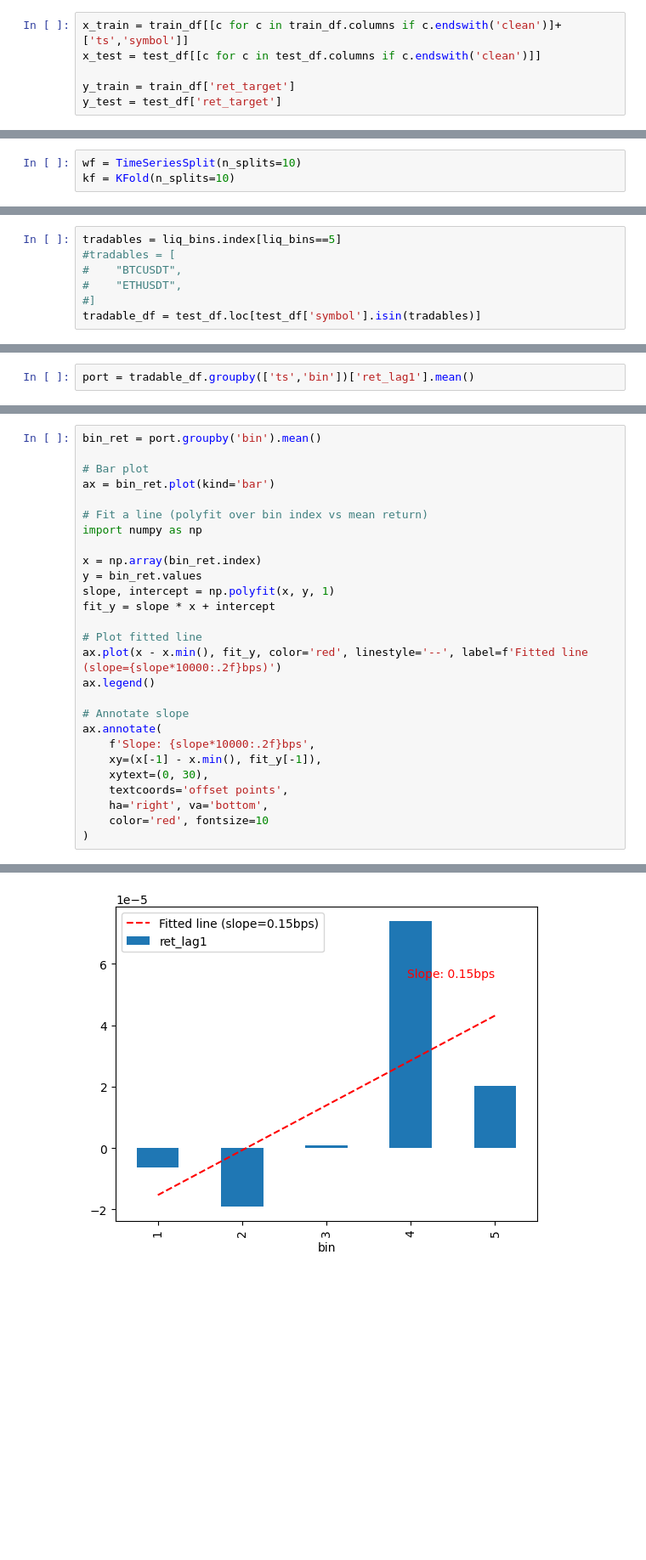
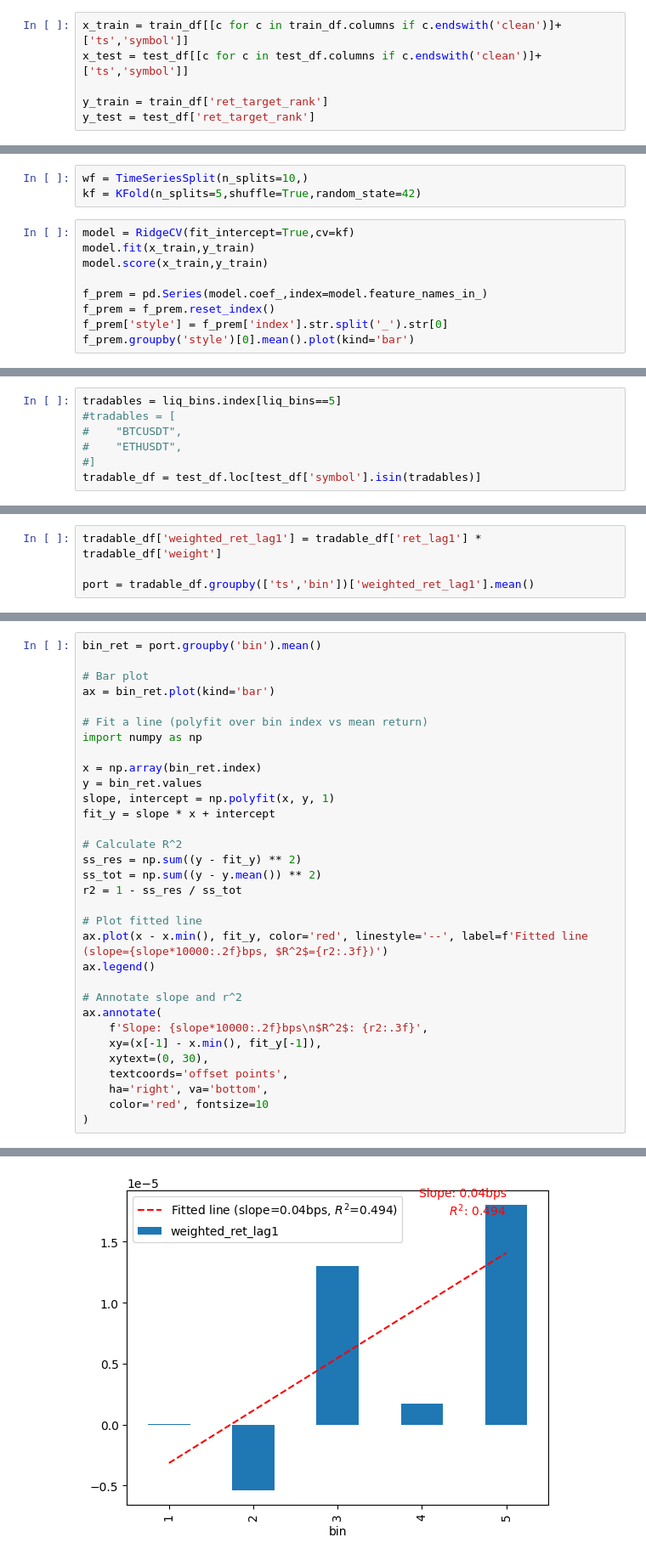
Before and after one commit to kcf1/Multistrat, a Jupyter notebook: strategies/research/mom_research.ipynb, the cells around one changed output, grey strips where cells are left out. Shown at 85% size. Drawn from its saved outputs; the diff is of its cells as text; blank space fills up the shorter version.

```diff
--- a/strategies/research/mom_research.ipynb
+++ b/strategies/research/mom_research.ipynb
@@ -697,8 +827,8 @@ def factor_model(
     return coef_df
 # %%
 x_train = train_df[[c for c in train_df.columns if c.endswith('clean')]+['ts','symbol']]
-x_test = test_df[[c for c in test_df.columns if c.endswith('clean')]]
+x_test = test_df[[c for c in test_df.columns if c.endswith('clean')]+['ts','symbol']]
 
-y_train = train_df['ret_target']
-y_test = test_df['ret_target']
+y_train = train_df['ret_target_rank']
+y_test = test_df['ret_target_rank']
 # %%
@@ -717,4 +956,13 @@ from sklearn.model_selection import TimeSeriesSplit,KFold
 from xgboost import XGBRegressor
 # %%
-wf = TimeSeriesSplit(n_splits=10)
-kf = KFold(n_splits=10)
+wf = TimeSeriesSplit(n_splits=10,)
+kf = KFold(n_splits=5,shuffle=True,random_state=42)
+# %%
+model = RidgeCV(fit_intercept=True,cv=kf)
+model.fit(x_train,y_train)
+model.score(x_train,y_train)
+
+f_prem = pd.Series(model.coef_,index=model.feature_names_in_)
+f_prem = f_prem.reset_index()
+f_prem['style'] = f_prem['index'].str.split('_').str[0]
+f_prem.groupby('style')[0].mean().plot(kind='bar')
@@ -795,2 +1075,4 @@ basic_backtest_stats(pnls.mean(axis=1),periods_per_year=24*360)
 # %%
-port = tradable_df.groupby(['ts','bin'])['ret_lag1'].mean()
+tradable_df['weighted_ret_lag1'] = tradable_df['ret_lag1'] * tradable_df['weight']
+
+port = tradable_df.groupby(['ts','bin'])['weighted_ret_lag1'].mean()
@@ -808,13 +1096,18 @@ y = bin_ret.values
 slope, intercept = np.polyfit(x, y, 1)
 fit_y = slope * x + intercept
 
+# Calculate R^2
+ss_res = np.sum((y - fit_y) ** 2)
+ss_tot = np.sum((y - y.mean()) ** 2)
+r2 = 1 - ss_res / ss_tot
+
 # Plot fitted line
-ax.plot(x - x.min(), fit_y, color='red', linestyle='--', label=f'Fitted line (slope={slope*10000:.2f}bps)')
+ax.plot(x - x.min(), fit_y, color='red', linestyle='--', label=f'Fitted line (slope={slope*10000:.2f}bps, $R^2$={r2:.3f})')
 ax.legend()
 
-# Annotate slope
+# Annotate slope and r^2
 ax.annotate(
-    f'Slope: {slope*10000:.2f}bps',
+    f'Slope: {slope*10000:.2f}bps\n$R^2$: {r2:.3f}',
     xy=(x[-1] - x.min(), fit_y[-1]),
     xytext=(0, 30),
     textcoords='offset points',
@@ -826,4 +1119,4 @@ Text(0, 30, 'Slope: 0.15bps')
-[figure, old version]
+[figure, new version]
 # %%
 import matplotlib.pyplot as plt
 
```
Also changed, not shown: parts of 51 cells of this notebook, 1 other file.
